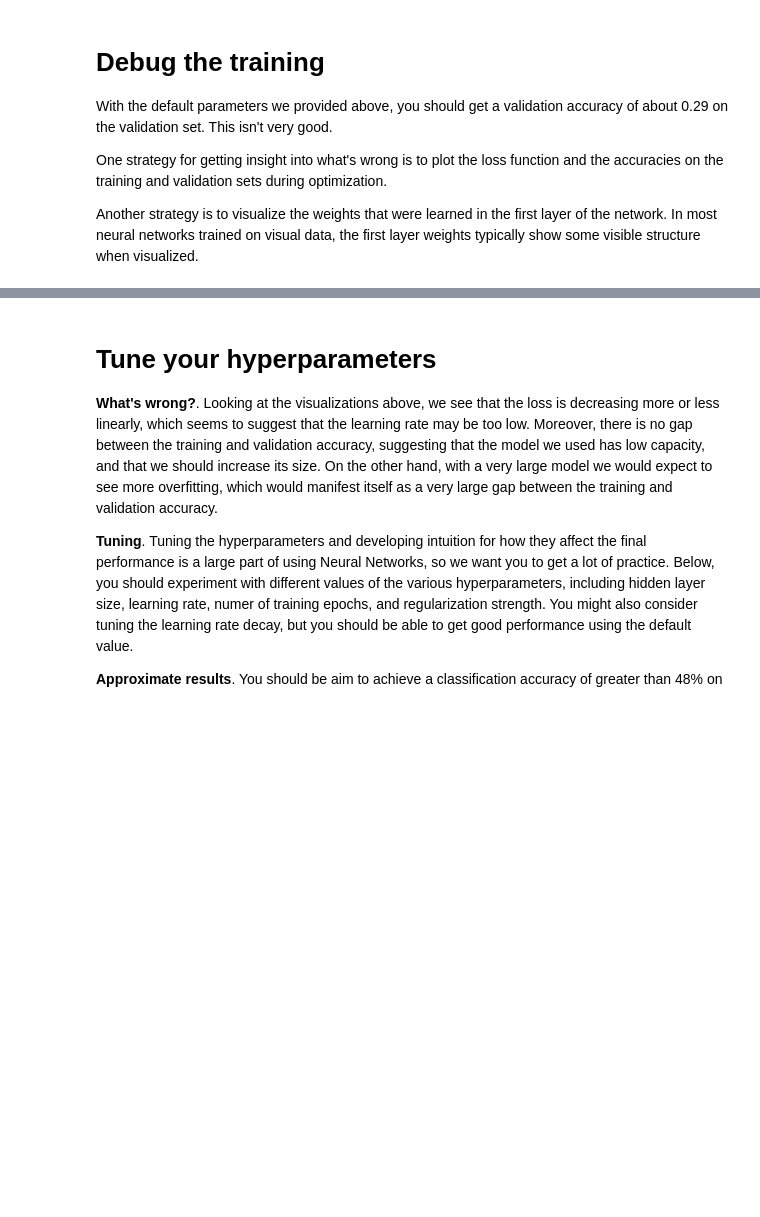
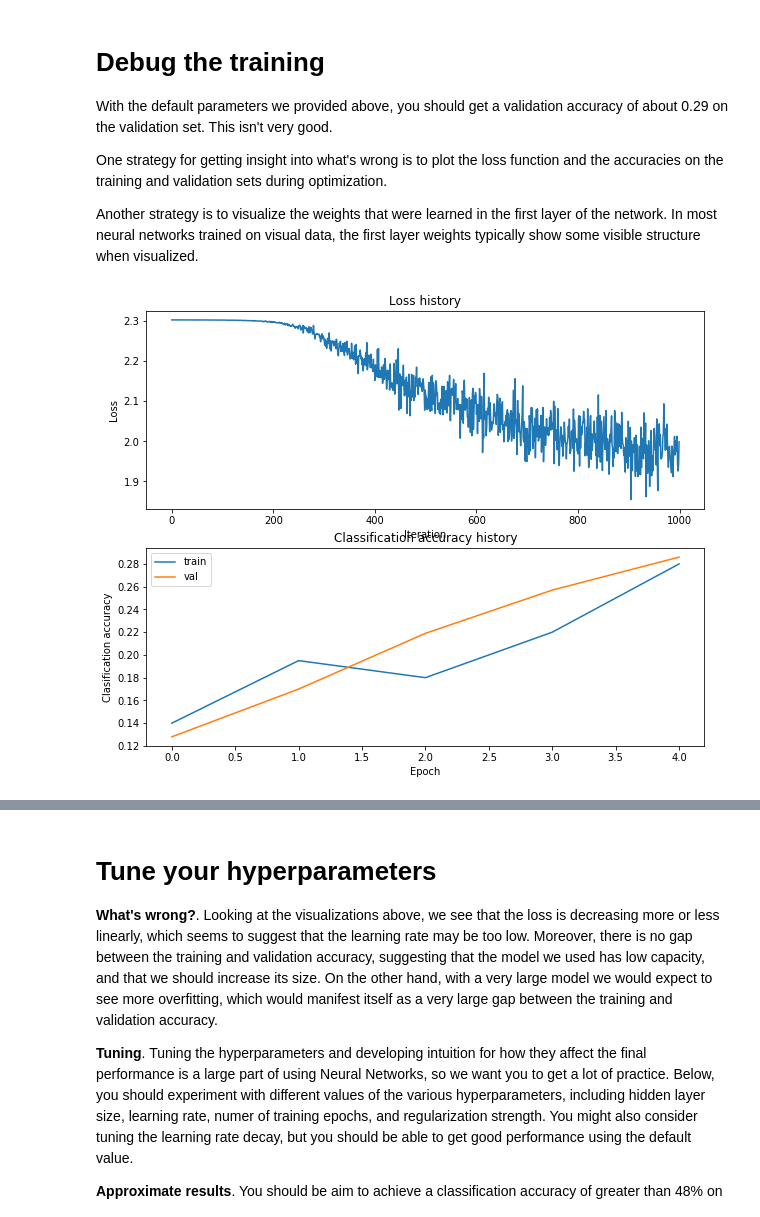
Before and after one commit to DeepDriving/COMP4901J-CS231n, a Jupyter notebook: assignment1/two_layer_net.ipynb, the cells around one changed output, grey strips where cells are left out. Cells and saved outputs as stored; diff of their text form; code cells hidden in the pictures; blank space fills up the shorter version.

```diff
--- a/assignment1/two_layer_net.ipynb
+++ b/assignment1/two_layer_net.ipynb
@@ -217,18 +240,21 @@ Another strategy is to visualize the weights that were learned in the first laye
 # %%
 # Plot the loss function and train / validation accuracies
 plt.subplot(2, 1, 1)
 plt.plot(stats['loss_history'])
 plt.title('Loss history')
 plt.xlabel('Iteration')
 plt.ylabel('Loss')
 
 plt.subplot(2, 1, 2)
 plt.plot(stats['train_acc_history'], label='train')
 plt.plot(stats['val_acc_history'], label='val')
 plt.title('Classification accuracy history')
 plt.xlabel('Epoch')
 plt.ylabel('Clasification accuracy')
+plt.legend()
 plt.show()
+# %% [output]
+[figure, added]
 # %%
 from cs231n.vis_utils import visualize_grid
 
```
Also changed, not shown: parts of 8 cells of this notebook, 1 other file.
